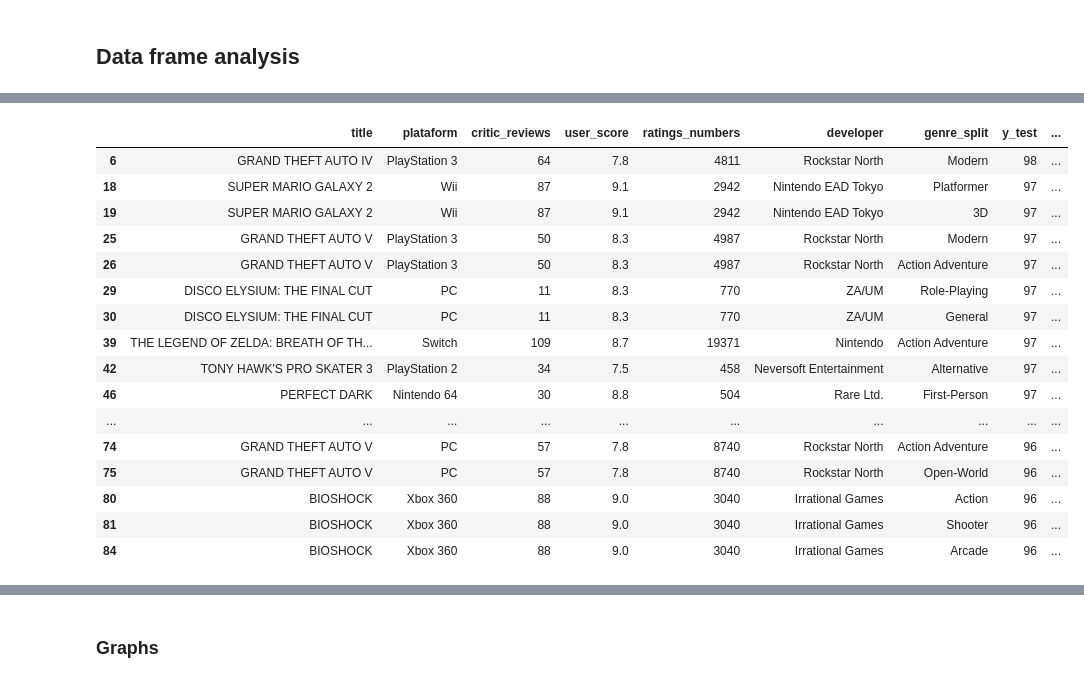
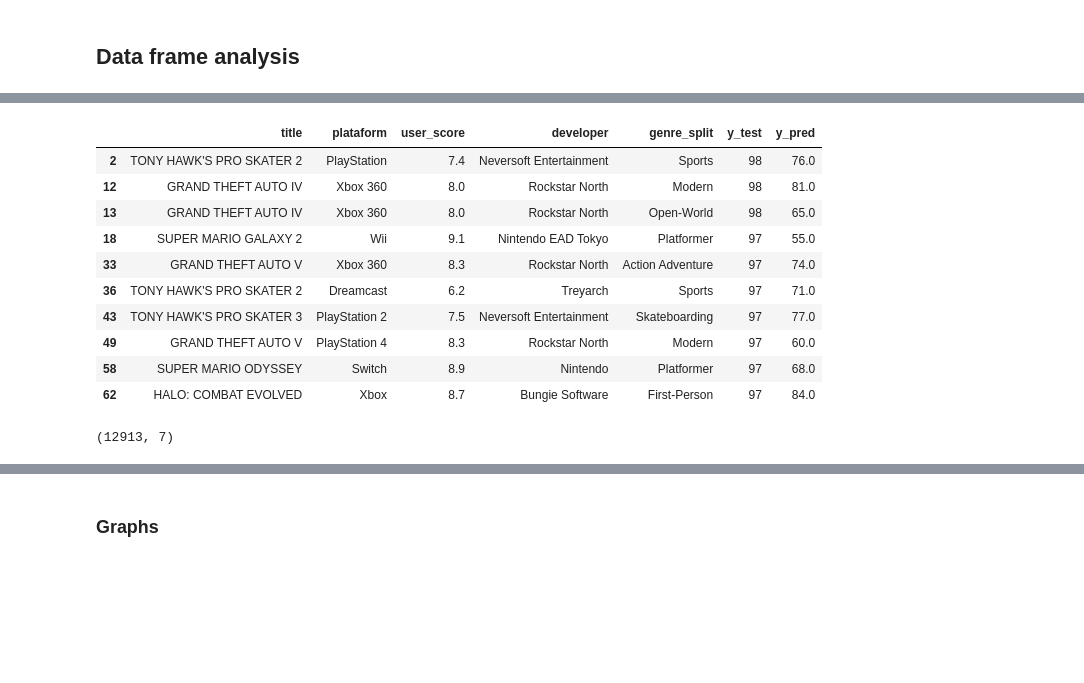
Before and after one commit to joaomoura05/Games-Classification, a Jupyter notebook: GamesClassificationModel.ipynb, the cells around one changed output, grey strips where cells are left out. Drawn from its saved outputs; the diff is of its cells as text; code cells hidden in the pictures; blank space fills up the shorter version.

```diff
--- a/GamesClassificationModel.ipynb
+++ b/GamesClassificationModel.ipynb
@@ -97,8 +85,8 @@ display(df1, df2)
 # %% [markdown]
 ## Droping columns
 # %%
-df = df.drop(['release', 'players_number'], axis=1)
+df = df.drop(['release', 'players_number', 'ratings_numbers', 'critic_reviews'], axis=1)
 
-display(df)
+display(df1)
 print(df.shape)
 # %% [output]
@@ -185,6 +170,6 @@ df
 # %% [markdown]
 # Training and testing
 # %%
-X_train, X_test, y_train, y_test = train_test_split(df.drop('metascore', axis=1), df['metascore'], test_size=0.25)
+X_train, X_test, y_train, y_test = train_test_split(df.drop('metascore', axis=1), df['metascore'], test_size=0.2)
 # %% [markdown]
 # Models
@@ -193,12 +175,0 @@ X_train, X_test, y_train, y_test = train_test_split(df.drop('metascore', axis=1)
-# %%
-'''knn = KNeighborsClassifier(n_neighbors=3)
-
-# Treinando o modelo
-knn.fit(X_train, y_train)
-
-# Realizando as previsões com os dados de teste
-y_pred = knn.predict(X_test)
-
-# Avaliando a acurácia do modelo
-accuracy = knn.score(X_test, y_pred)
-print("Accuracy:", accuracy)'''
@@ -313,23 +282,19 @@ X_train.sort_index()
 # %%
 X_test['y_test'] = pd.Series(y_test)
 X_test['y_pred'] = pd.Series(y_pred_rf)
 
-display(X_test.sort_index().head(20))
+display(X_test.sort_index().head(10))
+print(X_test.shape)
 # %% [output]
-|  | title | plataform | critic_reviews | user_score | ratings_numbers | developer | genre_split | y_test | ... |
-| 6 | GRAND THEFT AUTO IV | PlayStation 3 | 64 | 7.8 | 4811 | Rockstar North | Modern | 98 | ... |
-| 18 | SUPER MARIO GALAXY 2 | Wii | 87 | 9.1 | 2942 | Nintendo EAD Tokyo | Platformer | 97 | ... |
-| 19 | SUPER MARIO GALAXY 2 | Wii | 87 | 9.1 | 2942 | Nintendo EAD Tokyo | 3D | 97 | ... |
-| 25 | GRAND THEFT AUTO V | PlayStation 3 | 50 | 8.3 | 4987 | Rockstar North | Modern | 97 | ... |
-| 26 | GRAND THEFT AUTO V | PlayStation 3 | 50 | 8.3 | 4987 | Rockstar North | Action Adventure | 97 | ... |
-| 29 | DISCO ELYSIUM: THE FINAL CUT | PC | 11 | 8.3 | 770 | ZA/UM | Role-Playing | 97 | ... |
-| 30 | DISCO ELYSIUM: THE FINAL CUT | PC | 11 | 8.3 | 770 | ZA/UM | General | 97 | ... |
-| 39 | THE LEGEND OF ZELDA: BREATH OF TH... | Switch | 109 | 8.7 | 19371 | Nintendo | Action Adventure | 97 | ... |
-| 42 | TONY HAWK'S PRO SKATER 3 | PlayStation 2 | 34 | 7.5 | 458 | Neversoft Entertainment | Alternative | 97 | ... |
-| 46 | PERFECT DARK | Nintendo 64 | 30 | 8.8 | 504 | Rare Ltd. | First-Person | 97 | ... |
-| ... | ... | ... | ... | ... | ... | ... | ... | ... | ... |
-| 74 | GRAND THEFT AUTO V | PC | 57 | 7.8 | 8740 | Rockstar North | Action Adventure | 96 | ... |
-| 75 | GRAND THEFT AUTO V | PC | 57 | 7.8 | 8740 | Rockstar North | Open-World | 96 | ... |
-| 80 | BIOSHOCK | Xbox 360 | 88 | 9.0 | 3040 | Irrational Games | Action | 96 | ... |
-| 81 | BIOSHOCK | Xbox 360 | 88 | 9.0 | 3040 | Irrational Games | Shooter | 96 | ... |
-| 84 | BIOSHOCK | Xbox 360 | 88 | 9.0 | 3040 | Irrational Games | Arcade | 96 | ... |
+|  | title | plataform | user_score | developer | genre_split | y_test | y_pred |
+| 2 | TONY HAWK'S PRO SKATER 2 | PlayStation | 7.4 | Neversoft Entertainment | Sports | 98 | 76.0 |
+| 12 | GRAND THEFT AUTO IV | Xbox 360 | 8.0 | Rockstar North | Modern | 98 | 81.0 |
+| 13 | GRAND THEFT AUTO IV | Xbox 360 | 8.0 | Rockstar North | Open-World | 98 | 65.0 |
+| 18 | SUPER MARIO GALAXY 2 | Wii | 9.1 | Nintendo EAD Tokyo | Platformer | 97 | 55.0 |
+| 33 | GRAND THEFT AUTO V | Xbox 360 | 8.3 | Rockstar North | Action Adventure | 97 | 74.0 |
+| 36 | TONY HAWK'S PRO SKATER 2 | Dreamcast | 6.2 | Treyarch | Sports | 97 | 71.0 |
+| 43 | TONY HAWK'S PRO SKATER 3 | PlayStation 2 | 7.5 | Neversoft Entertainment | Skateboarding | 97 | 77.0 |
+| 49 | GRAND THEFT AUTO V | PlayStation 4 | 8.3 | Rockstar North | Modern | 97 | 60.0 |
+| 58 | SUPER MARIO ODYSSEY | Switch | 8.9 | Nintendo | Platformer | 97 | 68.0 |
+| 62 | HALO: COMBAT EVOLVED | Xbox | 8.7 | Bungie Software | First-Person | 97 | 84.0 |
+(12913, 7)
```
Also changed, not shown: parts of 17 cells of this notebook.
